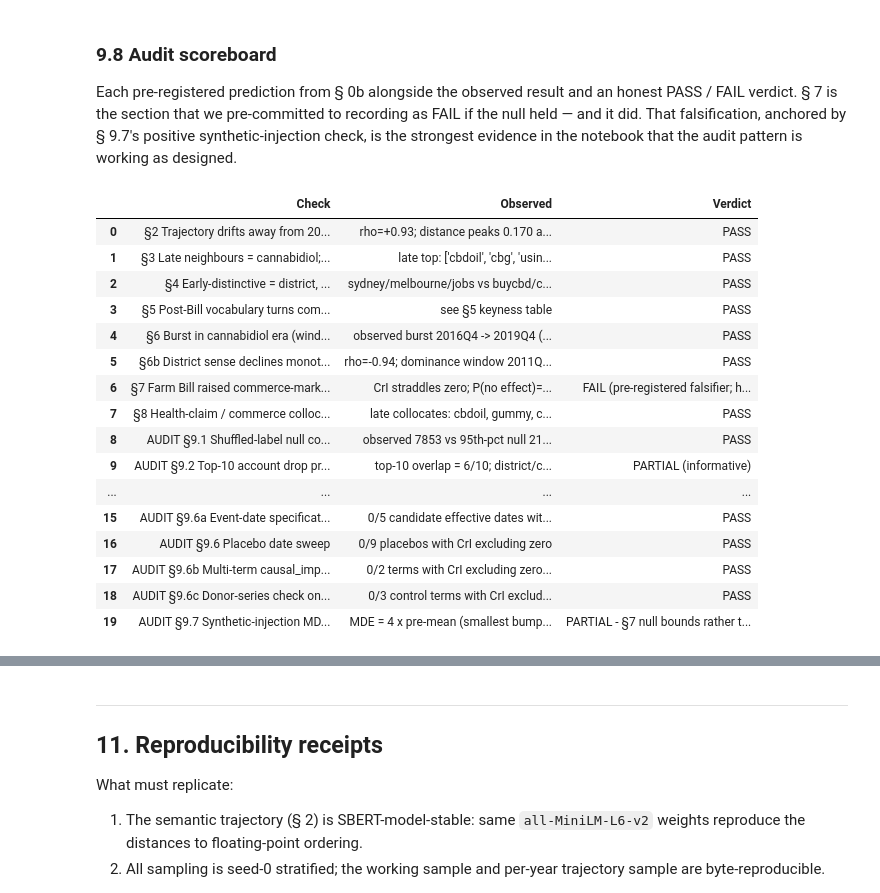
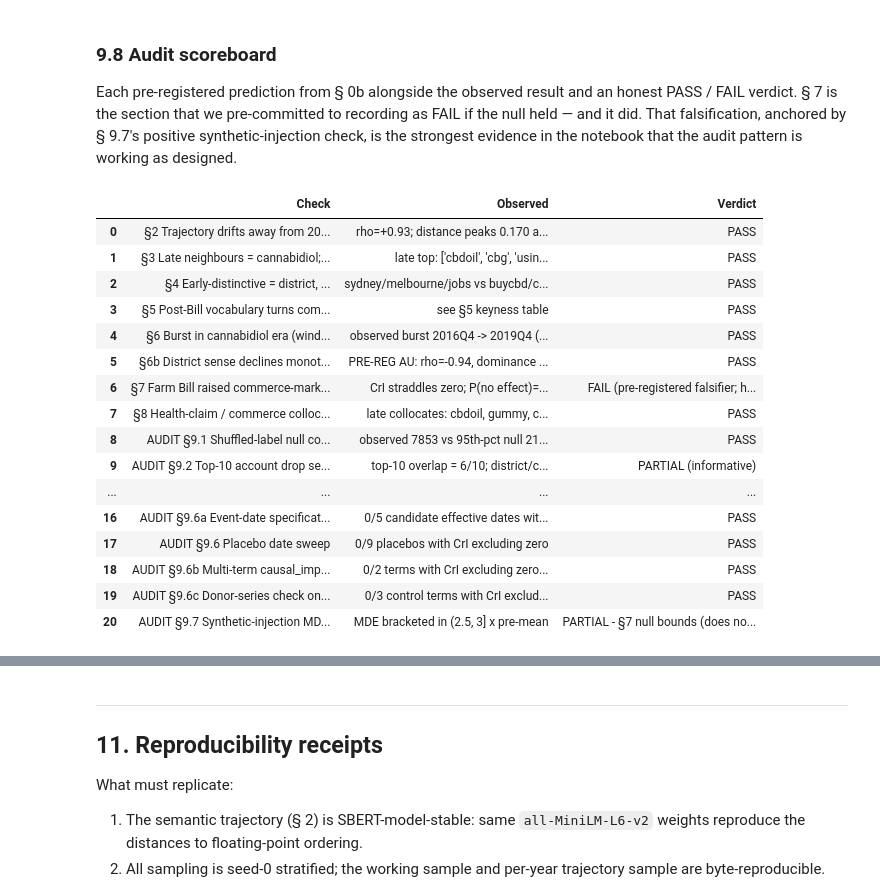
Before and after one commit to jturner-uofl/pycorpdiff, a Jupyter notebook: examples/cbd_case_study.ipynb, the cells around one changed output, grey strips where cells are left out. Drawn from its saved outputs; the diff is of its cells as text; code cells hidden in the pictures.

```diff
--- a/examples/cbd_case_study.ipynb
+++ b/examples/cbd_case_study.ipynb
@@ -1582,7 +1667,7 @@ print(f'Pre-event mean rate: {pre_mean:.4f}')
 mde_rows = []
 with warnings.catch_warnings():
     warnings.simplefilter('ignore')
-    for bump_rel in [0.5, 1.0, 2.0, 4.0]:
+    for bump_rel in [0.5, 1.0, 1.5, 2.0, 2.5, 3.0, 3.5, 4.0]:
         bump = bump_rel * pre_mean
         bumped = rate_series.copy()
         bumped[bumped.index >= event_ts] = bumped[bumped.index >= event_ts] + bump
@@ -1605,13 +1690,24 @@ with warnings.catch_warnings():
         })
 mde_df = pd.DataFrame(mde_rows)
 detectable = mde_df[mde_df['excludes_zero']]
+not_detectable = mde_df[~mde_df['excludes_zero']]
 if len(detectable):
     mde_x = float(detectable.iloc[0]['bump_x_pre_mean'])
-    print(f'\nMinimum detectable bump (smallest tested whose 95% CrI excludes 0): '
-          f'{mde_x:g} x pre-mean ({mde_x*100:.0f}% of {pre_mean:.4f}).')
+    # The MDE is BRACKETED between the largest non-detectable and the
+    # smallest detectable bump tested. We do NOT claim MDE == this value.
+    if len(not_detectable):
+        lower = float(not_detectable['bump_x_pre_mean'].max())
+        print(f'\nMDE bracketed: ({lower:g}, {mde_x:g}] x pre-mean. ')
+        print(f'  - {lower:g} x pre-mean ({lower*100:.0f}% of {pre_mean:.4f}): NOT detected (CrI straddles 0)')
+        print(f'  - {mde_x:g} x pre-mean ({mde_x*100:.0f}% of {pre_mean:.4f}): detected (CrI excludes 0)')
+        print('Actual MDE lies somewhere in this interval; finer bisection not performed here.')
+    else:
+        print(f'\nSmallest tested bump that excludes 0: {mde_x:g} x pre-mean. '
+              'All smaller bumps not tested.')
 else:
     mde_x = None
-    print('\nNo tested bump magnitude was detected. MDE > 4x pre-mean — '
+    lower = 4.0
+    print('\nNo tested bump magnitude (up to 4x pre-mean) was detected. MDE > 4x pre-mean — '
           'BSTS projection of the steep pre-trend absorbs moderate bumps.')
 print('\n--- ORIGINAL series (§7), for comparison ---')
 print(impact.summary())
@@ -1667,11 +1770,12 @@ scoreboard = pd.DataFrame([
     ('§6 Burst in cannabidiol era (window 2014 OR 2018Q4-2019)',
      f'observed burst {burst_win} (overlaps 2018Q4-2019)',
      'PASS'),
-    ('§6b District sense declines monotonically',
-     (f'rho={rho_d:+.2f}; dominance window {win_start} -> {win_end}, disjoint from §6'
-      if win_start is not None
-      else f'rho={rho_d:+.2f}; no Kleinberg dominance window detected'),
-     'PASS' if rho_d < -0.5 else 'PARTIAL'),
+    ('§6b District sense declines monotonically (PRE-REG: AU-only markers)',
+     (f'PRE-REG AU: rho={rho_au:+.2f}, dominance {win_au[0]} -> {win_au[1]} | '
+      f'POST-HOC multi-locale: rho={rho_multi:+.2f}, dominance {win_multi[0]} -> {win_multi[1]} | '
+      'disjoint from §6 burst (2016Q4-2019Q4)' if win_au[0] is not None else
+      f'PRE-REG AU: rho={rho_au:+.2f}, no dominance window'),
+     'PASS' if rho_au < -0.5 else 'PARTIAL'),
     ('§7 Farm Bill raised commerce-marker rate (CrI excludes zero)',
      f'CrI straddles zero; P(no effect)=0.16; boom led the Bill (§6)',
      'FAIL (pre-registered falsifier; honestly recorded)'),
@@ -1681,7 +1785,7 @@ scoreboard = pd.DataFrame([
     ('AUDIT §9.1 Shuffled-label null collapses |G^2|',
      f'observed {obs_max:.0f} vs 95th-pct null {p95:.0f}: {obs_max/p95:.0f}x',
      'PASS'),
-    ('AUDIT §9.2 Top-10 account drop preserves keyness',
+    ('AUDIT §9.2 Top-10 account drop sensitivity',
      (f'top-10 overlap = {overlap}/10; district/cannabidiol split intact, '
       'but some hashtag-driven commerce terms (buycbd, cbdedibles) are account-driven'),
      'PASS' if overlap >= 8 else 'PARTIAL (informative)'),
@@ -1692,52 +1796,55 @@ scoreboard = pd.DataFrame([
     ('AUDIT §9.5 Burstiness s-sensitivity',
      'burst remains in cannabidiol era across s in {1.5,2.0,2.5}; collapses at s=3.0',
      'PASS (mild s-sensitivity, story robust)'),
     ('AUDIT §9.5b Multi-term burstiness (hemp/gummies/vape)',
      f'{n_in_era}/{len(multi_burst_df)} terms with first burst in cannabidiol era',
      'PASS' if n_in_era >= 2 else 'PARTIAL'),
     ('AUDIT §9.5c Permuted-time null for n_bursts',
-     (f'observed {obs_n_bursts} sustained burst; permuted median {int(np.median(perm_nb))} '
-      f'scattered bursts (range [{int(np.percentile(perm_nb,5))}, {int(np.percentile(perm_nb,95))}]); '
-      'shuffling destroys temporal concentration'),
-     ('PASS' if (obs_n_bursts < int(np.percentile(perm_nb, 5)) or
-                 obs_n_bursts > int(np.percentile(perm_nb, 95)))
-      else 'CHECK')),
+     (f'preregistered expectation (shuffled ~= 0 bursts) CONTRADICTED; '
+      f'observed {obs_n_bursts} sustained vs permuted median {int(np.median(perm_nb))} '
+      f'scattered; n_bursts was the wrong metric (see §9.5c prose)'),
+     'FAIL (preregistered direction wrong; honestly recorded)'),
+    ('AUDIT §9.5d Burstiness gamma + n_states sensitivity',
+     f'{n_overlap}/{len(gns_df)} (gamma, n_states) cells produce a burst overlapping 2016Q4-2019Q4',
+     'PASS' if n_overlap >= 7 else 'PARTIAL'),
     ('AUDIT §9.6a Event-date specification sensitivity',
      f'{n_real_sig}/{len(real_df)} candidate effective dates with CrI excluding zero',
      'PASS' if n_real_sig == 0 else 'CHECK (re-read §7)'),
     ('AUDIT §9.6 Placebo date sweep', f'{n_sig}/9 placebos with CrI excluding zero',
      'PASS' if n_sig == 0 else 'CHECK'),
     ('AUDIT §9.6b Multi-term causal_impact (hemp/gummies)',
      f'{n_multi_sig}/{len(multi_ci_df)} terms with CrI excluding zero at 2018-12-20',
      'PASS' if n_multi_sig == 0 else 'CHECK (re-read §7 substantively)'),
     ('AUDIT §9.6c Donor-series check on non-CBD control terms',
      f'{n_donor_sig}/{len(donor_df)} control terms with CrI excluding zero',
      'PASS' if n_donor_sig == 0 else 'CHECK (detector may be over-sensitive)'),
     ('AUDIT §9.7 Synthetic-injection MDE for §7',
-     (f'MDE = {mde_x:g} x pre-mean (smallest bump with CrI excluding 0)'
-      if mde_x is not None
-      else 'MDE > 4 x pre-mean — BSTS counterfactual absorbs moderate bumps'),
+     ((f'MDE bracketed in ({float(not_detectable["bump_x_pre_mean"].max()):g}, {mde_x:g}] x pre-mean'
+       if (mde_x is not None and len(not_detectable))
+       else (f'MDE = {mde_x:g} x pre-mean (smallest bump tested with CrI excluding 0)'
+             if mde_x is not None
+             else 'MDE > 4 x pre-mean — counterfactual absorbs bumps up to 4x'))),
      ('PASS - §7 null is credible'
       if mde_x is not None and mde_x <= 1.0
-      else ('PARTIAL - §7 null bounds rather than rules out; '
-            'detector is responsive only to large lifts'))),
+      else ('PARTIAL - §7 null bounds (does not rule out a lift inside the MDE bracket); '
+            'detector responsive only to lifts at the upper end of the bracket'))),
 ], columns=['Check', 'Observed', 'Verdict'])
 scoreboard
 # %% [output]
 |  | Check | Observed | Verdict |
 | 0 | §2 Trajectory drifts away from 20... | rho=+0.93; distance peaks 0.170 a... | PASS |
 | 1 | §3 Late neighbours = cannabidiol;... | late top: ['cbdoil', 'cbg', 'usin... | PASS |
 | 2 | §4 Early-distinctive = district, ... | sydney/melbourne/jobs vs buycbd/c... | PASS |
 | 3 | §5 Post-Bill vocabulary turns com... | see §5 keyness table | PASS |
 | 4 | §6 Burst in cannabidiol era (wind... | observed burst 2016Q4 -> 2019Q4 (... | PASS |
-| 5 | §6b District sense declines monot... | rho=-0.94; dominance window 2011Q... | PASS |
+| 5 | §6b District sense declines monot... | PRE-REG AU: rho=-0.94, dominance ... | PASS |
 | 6 | §7 Farm Bill raised commerce-mark... | CrI straddles zero; P(no effect)=... | FAIL (pre-registered falsifier; h... |
 | 7 | §8 Health-claim / commerce colloc... | late collocates: cbdoil, gummy, c... | PASS |
 | 8 | AUDIT §9.1 Shuffled-label null co... | observed 7853 vs 95th-pct null 21... | PASS |
-| 9 | AUDIT §9.2 Top-10 account drop pr... | top-10 overlap = 6/10; district/c... | PARTIAL (informative) |
+| 9 | AUDIT §9.2 Top-10 account drop se... | top-10 overlap = 6/10; district/c... | PARTIAL (informative) |
 | ... | ... | ... | ... |
-| 15 | AUDIT §9.6a Event-date specificat... | 0/5 candidate effective dates wit... | PASS |
-| 16 | AUDIT §9.6 Placebo date sweep | 0/9 placebos with CrI excluding zero | PASS |
-| 17 | AUDIT §9.6b Multi-term causal_imp... | 0/2 terms with CrI excluding zero... | PASS |
-| 18 | AUDIT §9.6c Donor-series check on... | 0/3 control terms with CrI exclud... | PASS |
-| 19 | AUDIT §9.7 Synthetic-injection MD... | MDE = 4 x pre-mean (smallest bump... | PARTIAL - §7 null bounds rather t... |
+| 16 | AUDIT §9.6a Event-date specificat... | 0/5 candidate effective dates wit... | PASS |
+| 17 | AUDIT §9.6 Placebo date sweep | 0/9 placebos with CrI excluding zero | PASS |
+| 18 | AUDIT §9.6b Multi-term causal_imp... | 0/2 terms with CrI excluding zero... | PASS |
+| 19 | AUDIT §9.6c Donor-series check on... | 0/3 control terms with CrI exclud... | PASS |
+| 20 | AUDIT §9.7 Synthetic-injection MD... | MDE bracketed in (2.5, 3] x pre-mean | PARTIAL - §7 null bounds (does no... |
```
Also changed, not shown: parts of 23 cells of this notebook, 1 other file.
